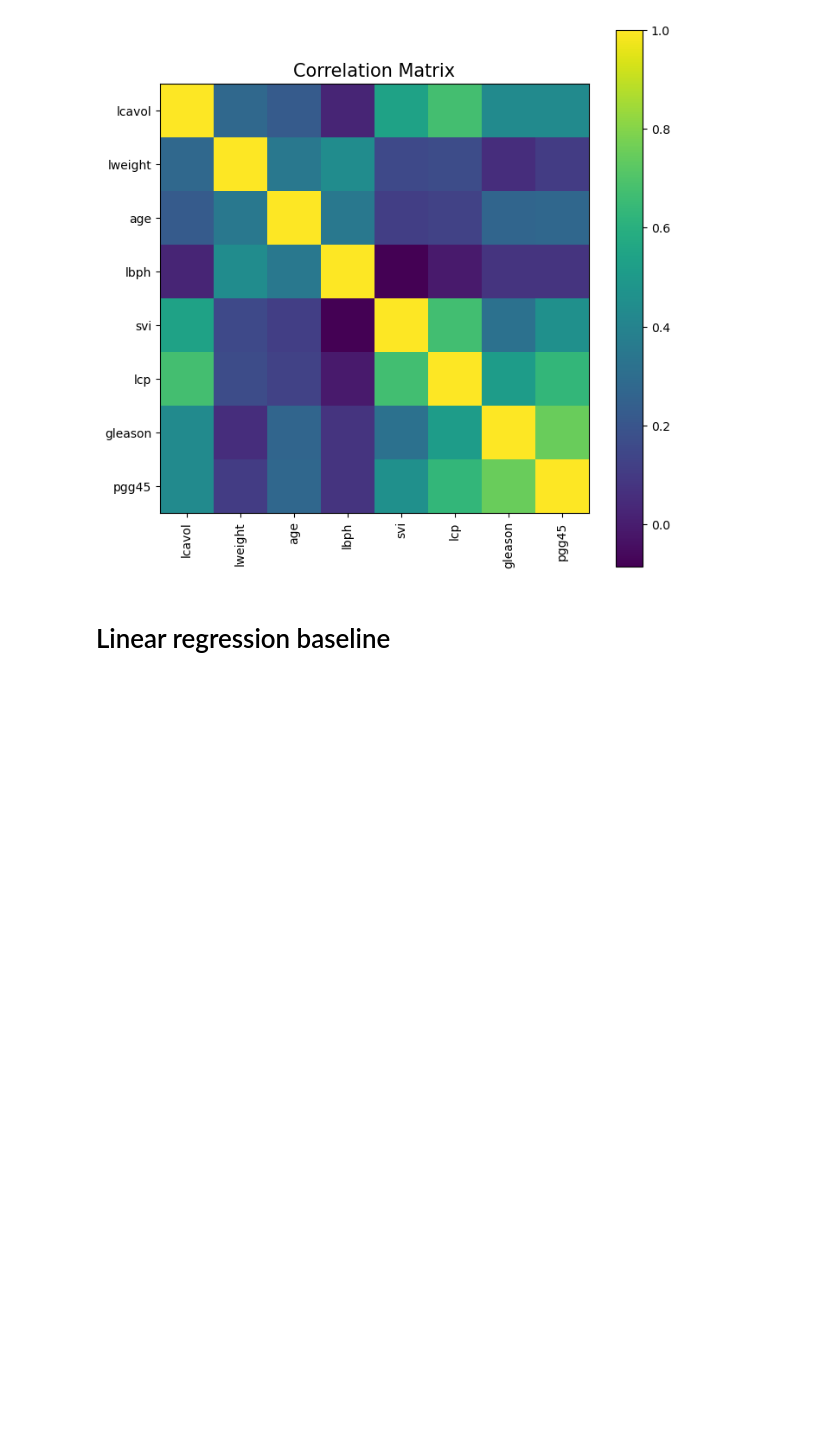
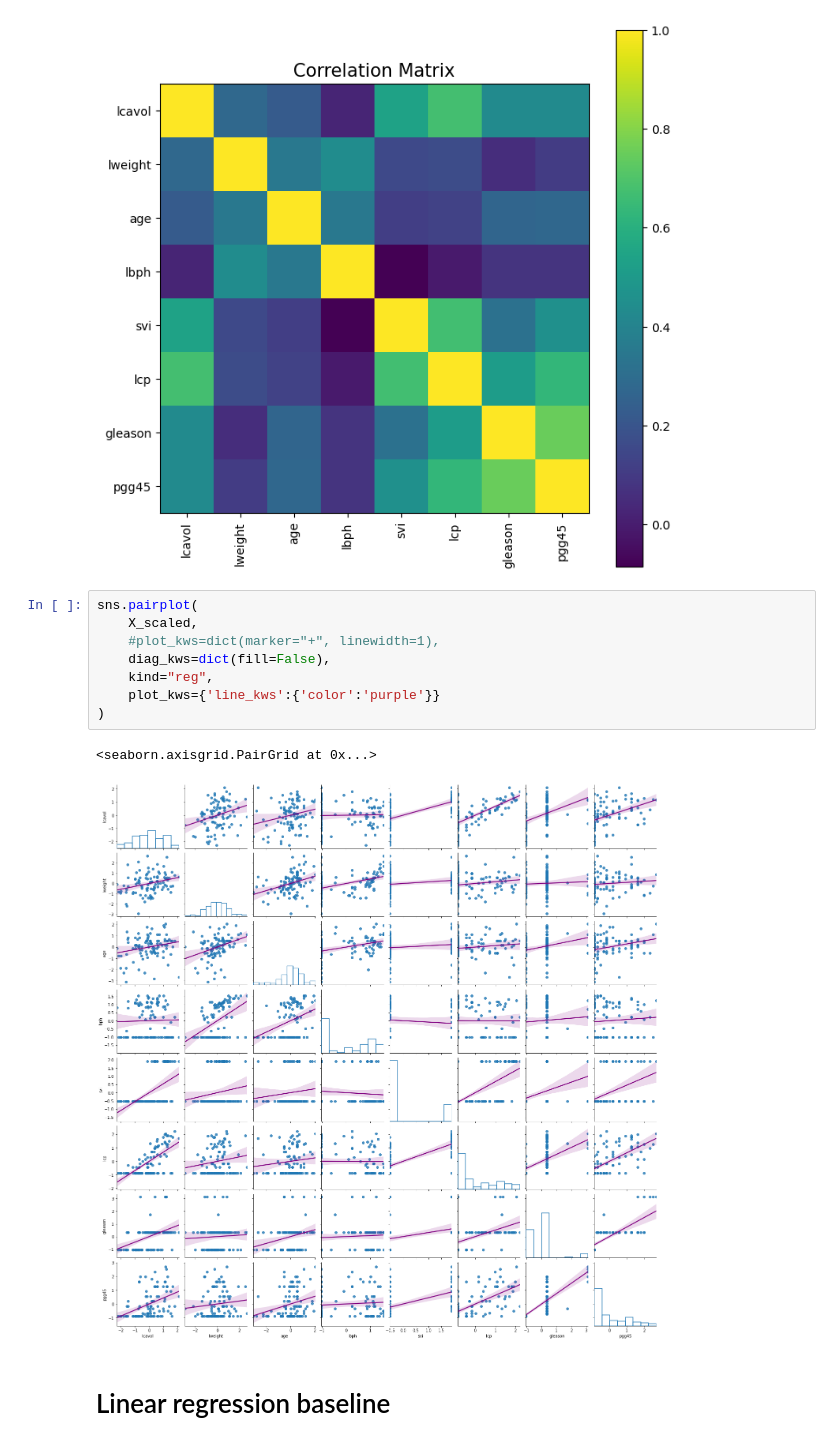
Before and after one commit to s6emschw/RM-project, a Jupyter notebook: Real_data_application.ipynb, the cells around one changed output. Cells and saved outputs as stored; diff of their text form; blank space fills up the shorter version.

```diff
--- a/Real_data_application.ipynb
+++ b/Real_data_application.ipynb
@@ -114,6 +115,17 @@ correlation_matrix(X_scaled)
 #-->there is some correlation among regressors. E.g. gleason and pgg45 are correlated, indeed, the variable pgg45 measures the percentage of 4 or 5 Gleason scores that were recorded before the final current Gleason score
 # %% [output]
 [figure]
+# %%
+sns.pairplot(
+    X_scaled,
+    #plot_kws=dict(marker="+", linewidth=1),
+    diag_kws=dict(fill=False),
+    kind="reg",
+    plot_kws={'line_kws':{'color':'purple'}}
+)
+# %% [output]
+<seaborn.axisgrid.PairGrid at 0x...>
+[figure, added]
 # %% [markdown]
 # Linear regression baseline
 # %%
```
Also changed, not shown: parts of 20 cells of this notebook, 1 other file.
